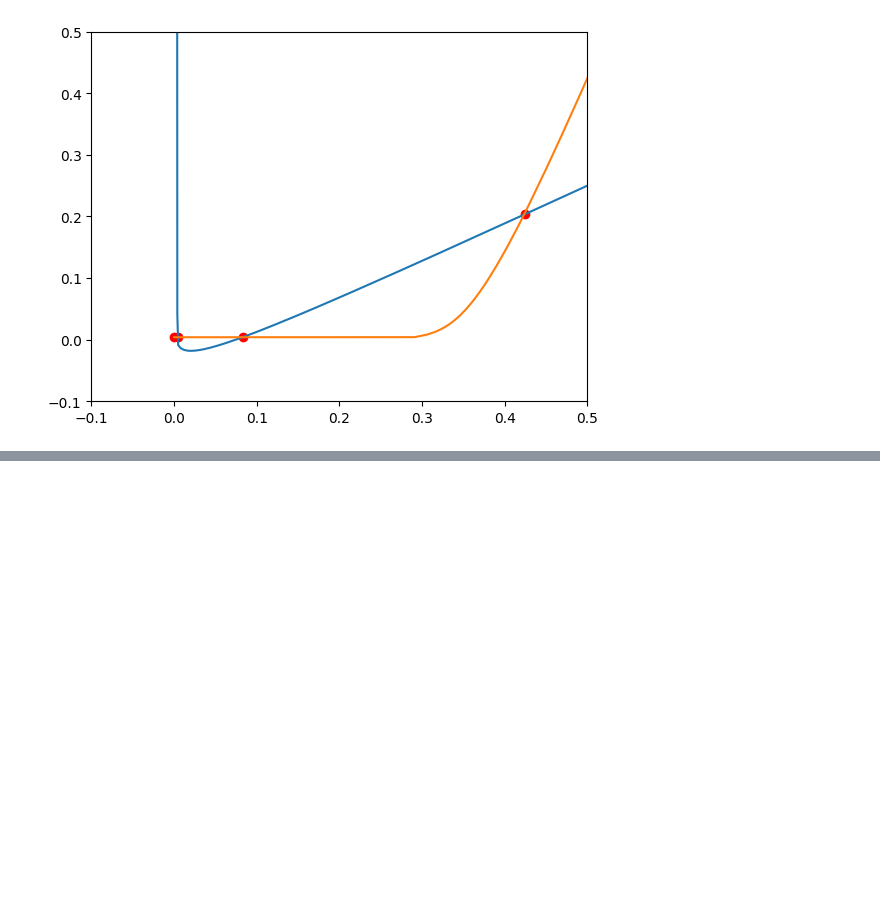
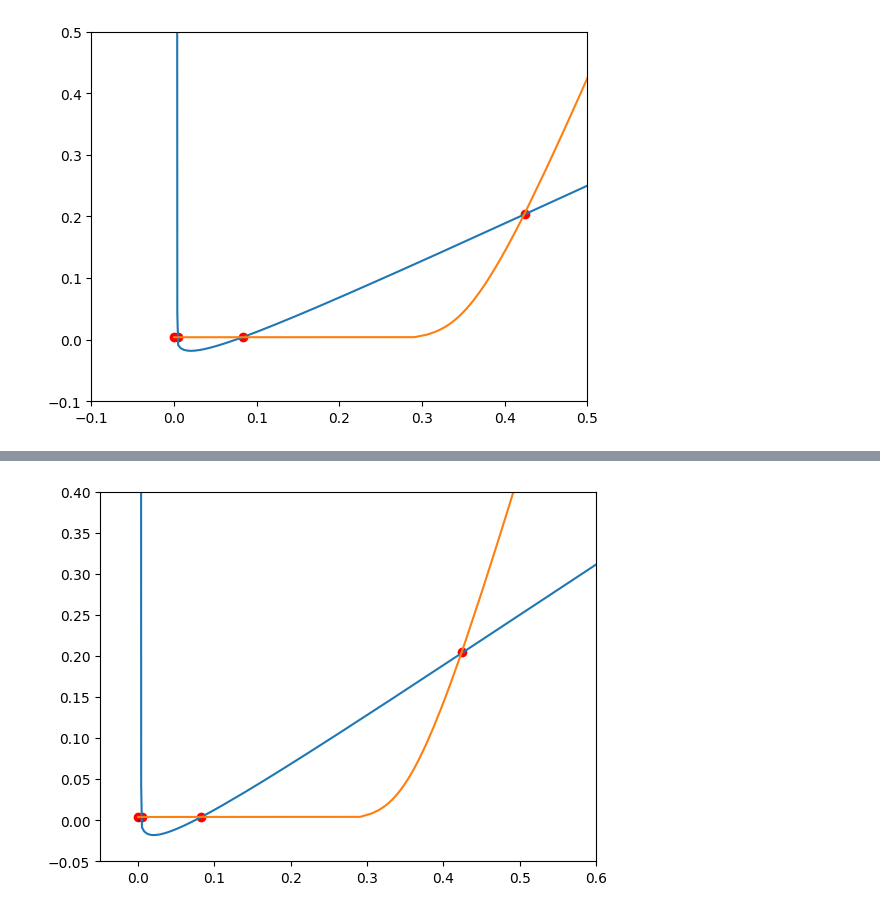
Before and after one commit to nbj2008/wilson_cowan_2d, a Jupyter notebook: notebooks/Traveling Non-Local Front.ipynb, the cells around one changed output, grey strips where cells are left out. Saved outputs shown, nothing was run; the diff lists cells and outputs as text; code cells hidden in the pictures; blank space fills up the shorter version.

```diff
--- a/notebooks/Traveling Non-Local Front.ipynb
+++ b/notebooks/Traveling Non-Local Front.ipynb
@@ -83,0 +90,10 @@ np.log2(abss.size+1)
+# %%
+u,v,cps = calc_nulclines_crosspoints(param)
+_ = plt.plot(*u)
+_ = plt.plot(*v)
+_ = plt.scatter(*cps, c='r')
+_ = plt.plot(res.u[256], res.v[256], 'k', linewidth=0.5)
+_ = plt.xlim(-0.05, 0.6)
+_ = plt.ylim(-0.05, 0.4)
+# %% [output]
+[figure, added]
```
Also changed, not shown: parts of 9 cells of this notebook, 8 other files.
